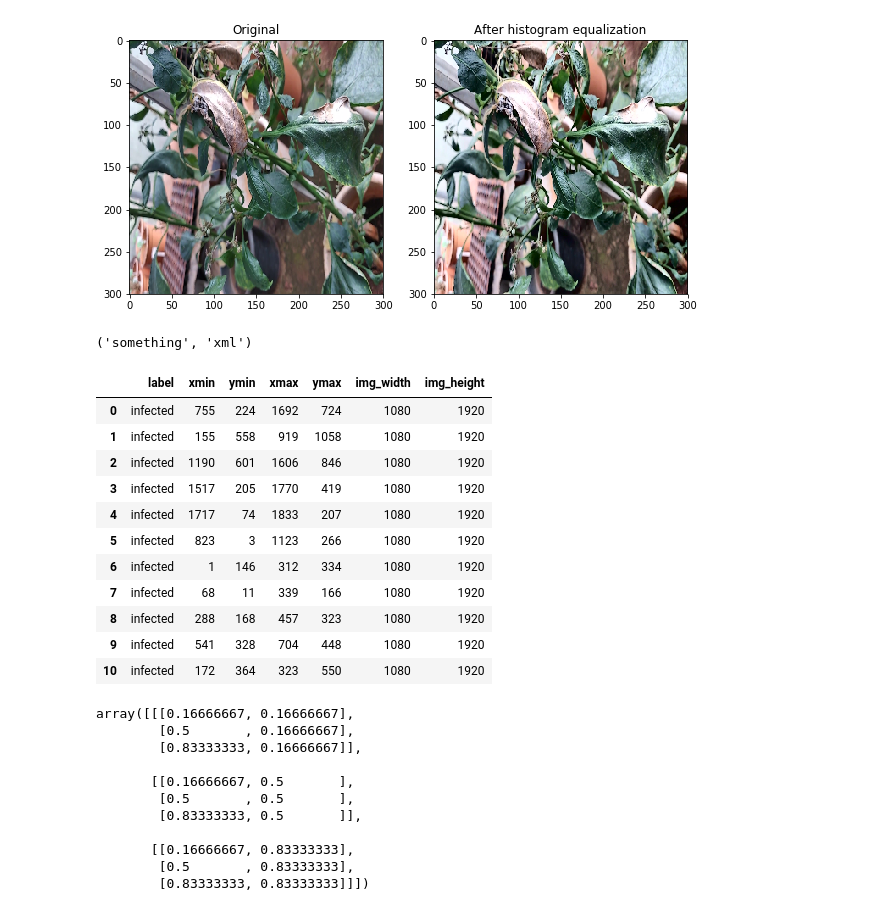
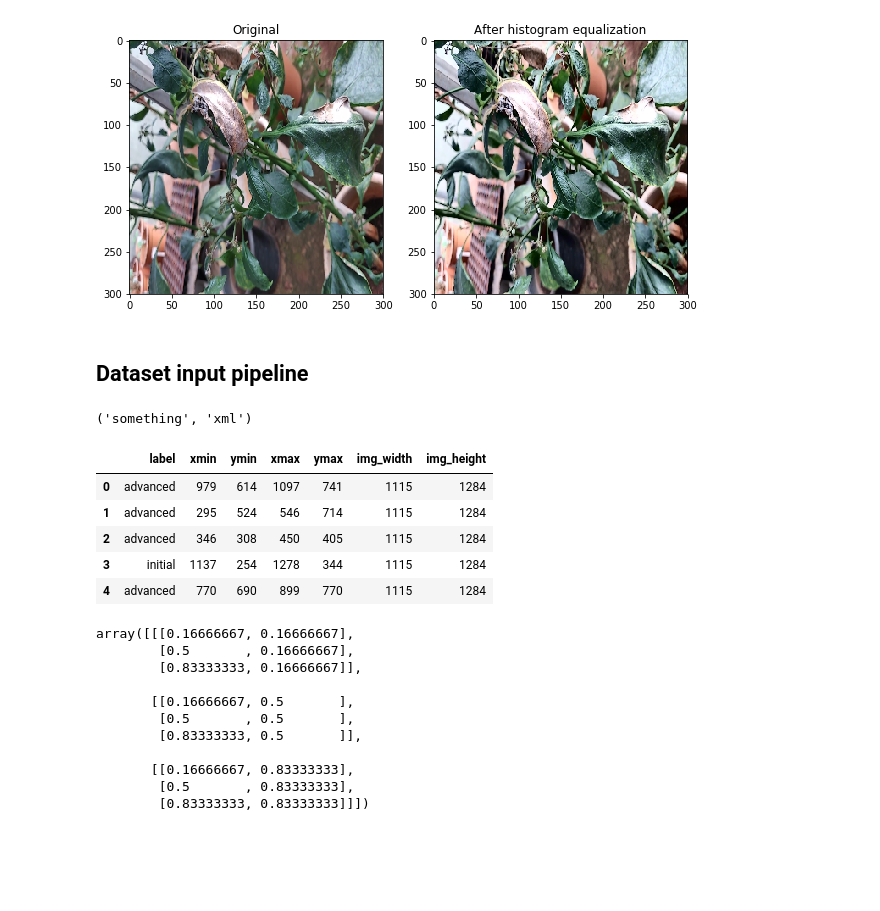
Before and after one commit to siddharthgawas-zz/yolo_v2_iteration2, a Jupyter notebook: yolov2.ipynb, the cells around one changed output. Saved outputs shown, nothing was run; the diff lists cells and outputs as text; code cells hidden in the pictures; blank space fills up the shorter version.

```diff
--- a/yolov2.ipynb
+++ b/yolov2.ipynb
@@ -744,6 +729,8 @@ axes[1].imshow(x)
 # %% [output]
 <matplotlib.image.AxesImage at 0x...>
 [figure]
+# %% [markdown]
+## Dataset input pipeline
 # %%
 def get_filename_parts(file_name):
     """
@@ -793,20 +780,14 @@ def read_annotation_file(file_path):
                                          'img_width','img_height'])
     return df
 # %%
-read_annotation_file('data/leaf_data_v2/train/leaf_infected_100.xml')
+read_annotation_file('data/leaf_data_v3/train/sample_100.xml')
 # %% [output]
 |  | label | xmin | ymin | xmax | ymax | img_width | img_height |
-| 0 | infected | 755 | 224 | 1692 | 724 | 1080 | 1920 |
-| 1 | infected | 155 | 558 | 919 | 1058 | 1080 | 1920 |
-| 2 | infected | 1190 | 601 | 1606 | 846 | 1080 | 1920 |
-| 3 | infected | 1517 | 205 | 1770 | 419 | 1080 | 1920 |
-| 4 | infected | 1717 | 74 | 1833 | 207 | 1080 | 1920 |
-| 5 | infected | 823 | 3 | 1123 | 266 | 1080 | 1920 |
-| 6 | infected | 1 | 146 | 312 | 334 | 1080 | 1920 |
-| 7 | infected | 68 | 11 | 339 | 166 | 1080 | 1920 |
-| 8 | infected | 288 | 168 | 457 | 323 | 1080 | 1920 |
-| 9 | infected | 541 | 328 | 704 | 448 | 1080 | 1920 |
-| 10 | infected | 172 | 364 | 323 | 550 | 1080 | 1920 |
+| 0 | advanced | 979 | 614 | 1097 | 741 | 1115 | 1284 |
+| 1 | advanced | 295 | 524 | 546 | 714 | 1115 | 1284 |
+| 2 | advanced | 346 | 308 | 450 | 405 | 1115 | 1284 |
+| 3 | initial | 1137 | 254 | 1278 | 344 | 1115 | 1284 |
+| 4 | advanced | 770 | 690 | 899 | 770 | 1115 | 1284 |
 # %%
 def get_responsible_grid_cells(grid_centers, box_centers):
     """
```
Also changed, not shown: parts of 28 cells of this notebook, 11 other files.
